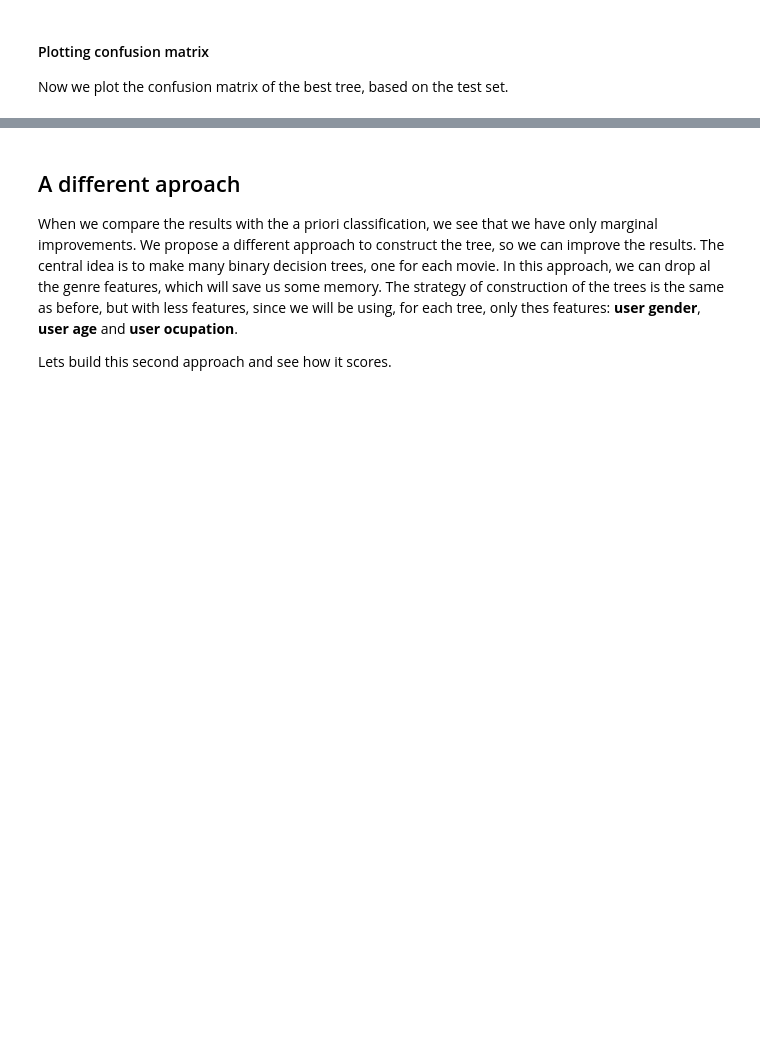
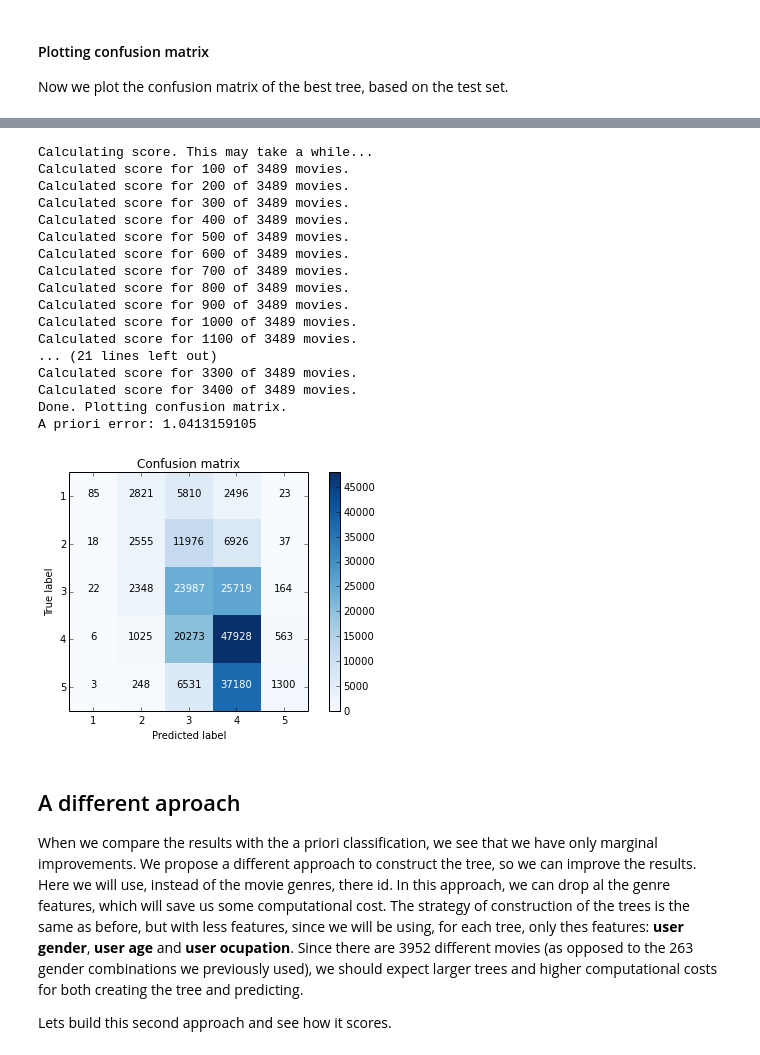
Before and after one commit to gabrielilharco/ctc17-project3, a Jupyter notebook: src/main.ipynb, the cells around one changed output, grey strips where cells are left out. Saved outputs shown, nothing was run; the diff lists cells and outputs as text; code cells hidden in the pictures; blank space fills up the shorter version.

```diff
--- a/src/main.ipynb
+++ b/src/main.ipynb
@@ -441,12 +454,7 @@ As expected, large trees tend to produce overfitting, and small amounts underfit
-# %%
-counts = label_counts(data,'rating')
-best_guess = counts.argmax()
-labels = data['rating'].unique()
-
-naive_cm = np.zeros(shape=(5,5))
-for label in labels:
-    naive_cm[label-1][best_guess-1] = counts[label]
-
-plot_confusion_matrix(naive_cm, labels,is_dict = False)
-naive_accuracy = float(counts.max())/counts.sum()
-print "Naive accuracy: " + str(naive_accuracy)
+# %%
+data = build_features(['timestamp', 'zip_code', 'user_id', 'genre', 'gender','ocupation', 'age'])
+train_set, validation_set, test_set = dataset_split(data,'rating')
+
+print "Training set size: " + str(len(train_set.index))
+print "Validation set size: " + str(len(validation_set.index))
+print "Test set size: " + str(len(test_set.index))
@@ -453,6 +473,64 @@ print "Naive accuracy: " + str(naive_accuracy)
+# %%
+print "Calculating score. This may take a while..."
+
+movies = test_set['movie_id'].unique()
+labels = [1,2,3,4,5]
+
+a_priori_cm = {}
+for label in labels:
+    label_dict = {}
+    for other_label in labels:
+        label_dict[other_label] = 0
+    a_priori_cm[label] = label_dict
+
+i = 0
+for movie in movies:
+    i += 1
+    if i % 100 == 0:
+        print "Calculated score for", str(i), "of", str(len(movies)), "movies."
+    counts = label_counts(test_set.ix[data['movie_id'] == movie], 'rating')
+    train_counts = label_counts(train_set.ix[data['movie_id'] == movie], 'rating')
+    prediction = get_prediction(train_counts)
+    for true_label, count in counts.iteritems():
+        a_priori_cm[prediction][true_label] += count
+
+# compute accuracy
+total = 0.0
+rights = 0.0
+a_priori_error = 0.0
+for true_label in labels:
+    for predicted_label in labels:
+        total += a_priori_cm[predicted_label][true_label]
+        a_priori_error += abs(true_label-predicted_label)**2 * a_priori_cm[predicted_label][true_label]
+    rights += a_priori_cm[true_label][true_label]
+a_priori_accuracy = rights/total
+a_priori_error /= total
+
+print "Done. Plotting confusion matrix."
+plot_confusion_matrix(a_priori_cm, labels)
+print "A priori error: " + str(a_priori_error)
+# %% [output]
+Calculating score. This may take a while...
+Calculated score for 100 of 3489 movies.
+Calculated score for 200 of 3489 movies.
+Calculated score for 300 of 3489 movies.
+Calculated score for 400 of 3489 movies.
+Calculated score for 500 of 3489 movies.
+Calculated score for 600 of 3489 movies.
+Calculated score for 700 of 3489 movies.
+Calculated score for 800 of 3489 movies.
+Calculated score for 900 of 3489 movies.
+Calculated score for 1000 of 3489 movies.
+Calculated score for 1100 of 3489 movies.
+... (21 lines left out)
+Calculated score for 3300 of 3489 movies.
+Calculated score for 3400 of 3489 movies.
+Done. Plotting confusion matrix.
+A priori error: 1.0413159105
+[figure, added]
 # %% [markdown]
 ## A different aproach
 
-When we compare the results with the a priori classification, we see that we have only marginal improvements. We propose a different approach to construct the tree, so we can improve the results. The central idea is to make many binary decision trees, one for each movie. In this approach, we can drop al the genre features, which will save us some memory. The strategy of construction of the trees is the same as before, but with less features, since we will be using, for each tree, only thes features: **user gender**, **user age** and **user ocupation**.
+When we compare the results with the a priori classification, we see that we have only marginal improvements. We propose a different approach to construct the tree, so we can improve the results. Here we will use, instead of the movie genres, there id. In this approach, we can drop al the genre features, which will save us some computational cost. The strategy of construction of the trees is the same as before, but with less features, since we will be using, for each tree, only thes features: **user gender**, **user age** and **user ocupation**. Since there are 3952 different movies (as opposed to the 263 gender combinations we previously used), we should expect larger trees and higher computational costs for both creating the tree and predicting.
 
 Lets build this second approach and see how it scores.
```
Also changed, not shown: parts of 12 cells of this notebook.
